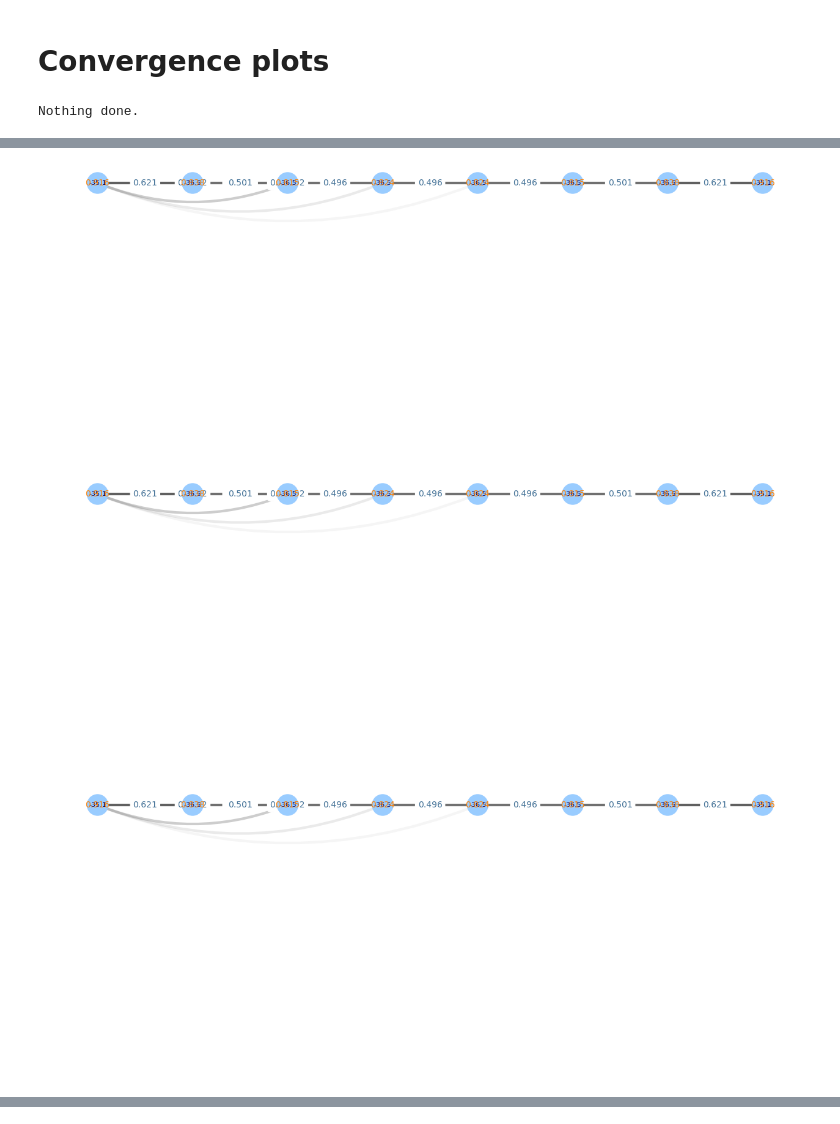
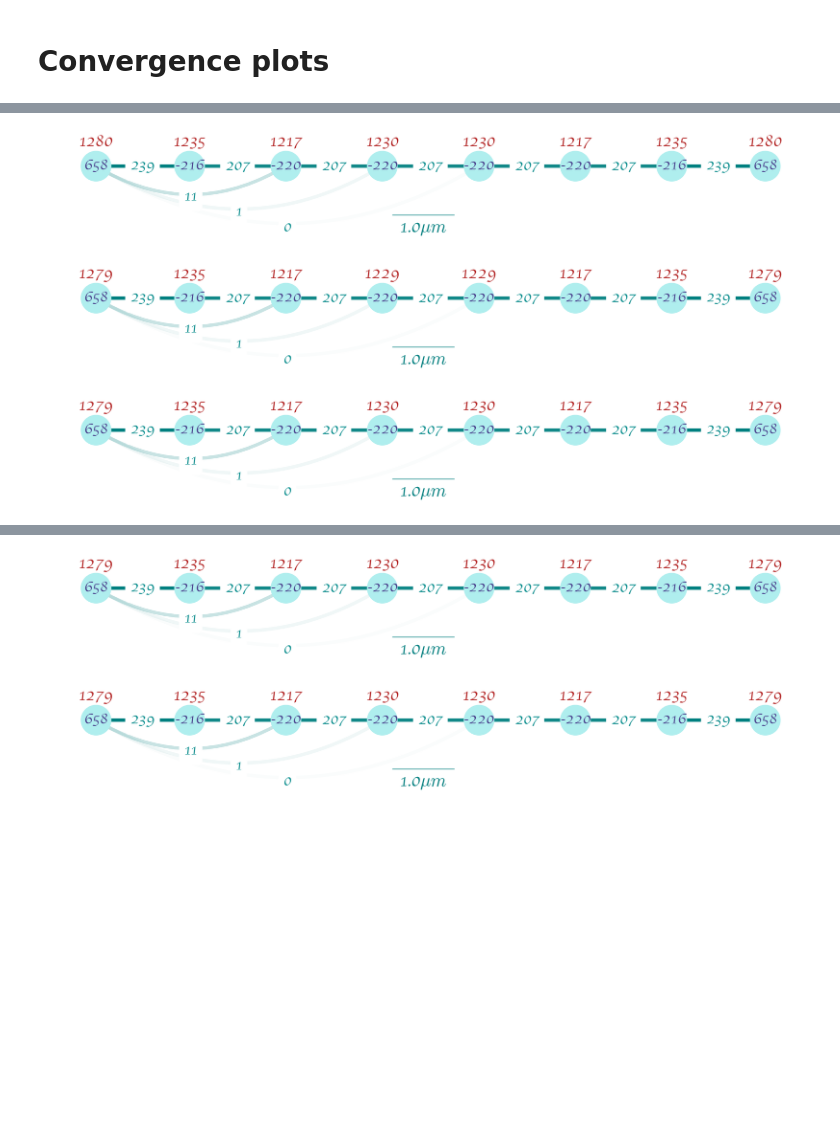
Before and after one commit to htwei17/HubbardTweezer, a Jupyter notebook: HubbardTweezer/analysis/Hubbard_DVR_cvg.ipynb, the cells around one changed output, grey strips where cells are left out. Cells and saved outputs as stored; diff of their text form; code cells hidden in the pictures; blank space fills up the shorter version.

Commit message:
update convergence

```diff
--- a/HubbardTweezer/analysis/Hubbard_DVR_cvg.ipynb
+++ b/HubbardTweezer/analysis/Hubbard_DVR_cvg.ipynb
@@ -7,41 +7,58 @@
 %load_ext autoreload
 %autoreload 2
 
+import matplotlib.pyplot as plt
 import numpy as np
+
+import sys
+import os
+
+module_path = os.path.abspath(os.path.join(".."))
+if module_path not in sys.path:
+    sys.path.append(module_path)
-# %% [output]
-Nothing done.
 # %%
-from Hubbard.plot import *
+from HubbardTweezer.Hubbard.plot import *
 import numpy as np
-from Hubbard.output import *
+from HubbardTweezer.Hubbard.io import *
 
-N = 20
+
+L = 8
+Ly = 1
 d = 3
-L = 8
+shape = "square"
+w = None
+eqt = ""
 R0 = np.array([3, 3, 7.2])
-for N in range(16, 24, 2):
-    G = HubbardGraph(N,
-                    R0=R0,
-                    lattice=np.array([L], dtype=int),
-                    laser=770,
-                    trap=(50, (930, 1250)),
-                    lc=(1350, 1550),
-                    band=1,
-                    dim=d,
-                    sparse=True,
-                    equalize=False,
-                    symmetry=True,
-                    verbosity=0)
+A_list = []
+U_list = []
+for N in range(12, 24, 2):
+    G = HubbardGraph(
+        N,
+        R0=R0,
+        lattice=np.array([L, Ly], dtype=int),
+        trap=(52.26, 1000),
+        lc=(1550, 1600),
+        ascatt=1770,
+        laser=780,
+        band=1,
+        dim=d,
+        sparse=True,
+        shape=shape,
+        equalize=False,
+        verbosity=0,
+    )
 
-    fn = f'../data/convergence/N/{d}D_{L}x1_N{N}.ini'
+    fn = f"../output/convergence/{d}D_{L}x1_{shape}_{w}_N_{N}.ini"
     report = rep.get_report(fn)
-    G.U, G.A = read_parameters(report)
+    G = read_file(report, G)
     G.draw_graph(nnn=True, A=G.A, U=G.U)
-print(f'V = {np.diag(G.A)}')
+    A_list.append(G.A)
+    U_list.append(G.U)
+print(f"V = {np.diag(G.A)}")
 t = abs(G.nn_tunneling(G.A))
-print(f't = {t}')
-print(f'U = {G.U}')
-print(f'V_err = {G.v_cost_func(G.A, None)}')
-print(f't_err = {G.t_cost_func(G.A, None, None)}')
-print(f'U_err = {G.u_cost_func(G.U, None)}')
+print(f"t = {t}")
+print(f"U = {G.U}")
+print(f"V_err = {G.v_cost_func(G.A, None)}")
+print(f"t_err = {G.t_cost_func(G.A, None, None, None)}")
+print(f"U_err = {G.u_cost_func(G.U, None)}")
 # %% [output]
@@ -57,3 +82,3 @@ U_err = 0.047003838469957204
-[figure, old version]
+[figure, new version]
-[figure, old version]
+[figure, new version]
-[figure, old version]
+[figure, new version]
@@ -60,0 +86,2 @@ U_err = 0.047003838469957204
+[figure, added]
+[figure, added]
```
Also changed, not shown: parts of 4 cells of this notebook, 3 other files.
